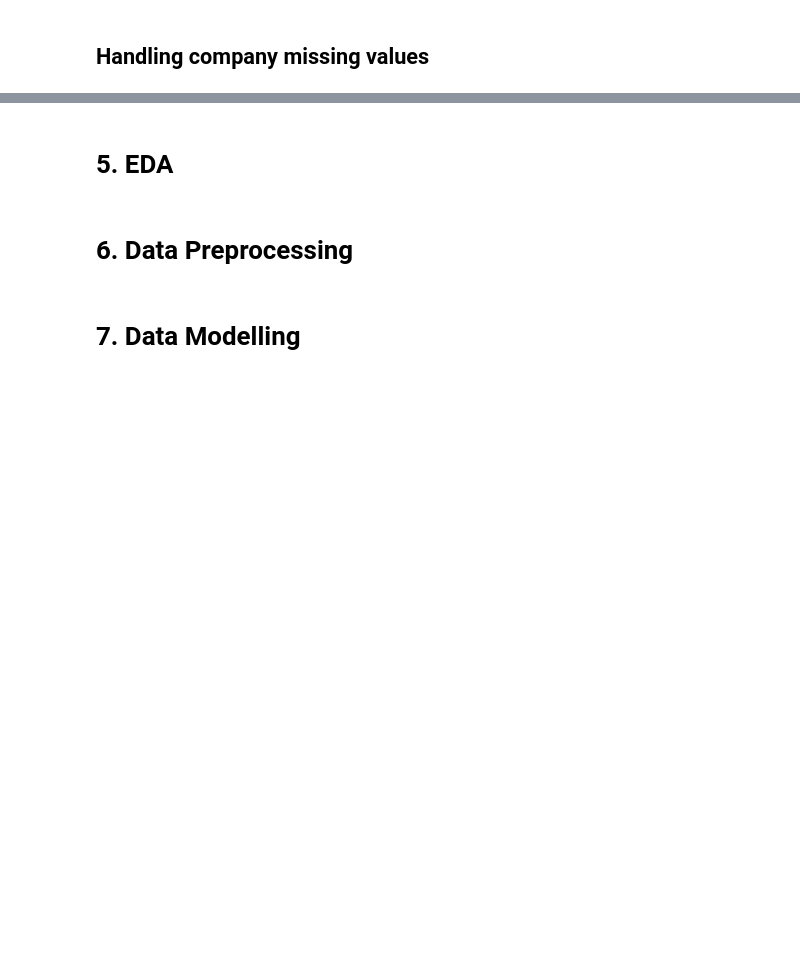
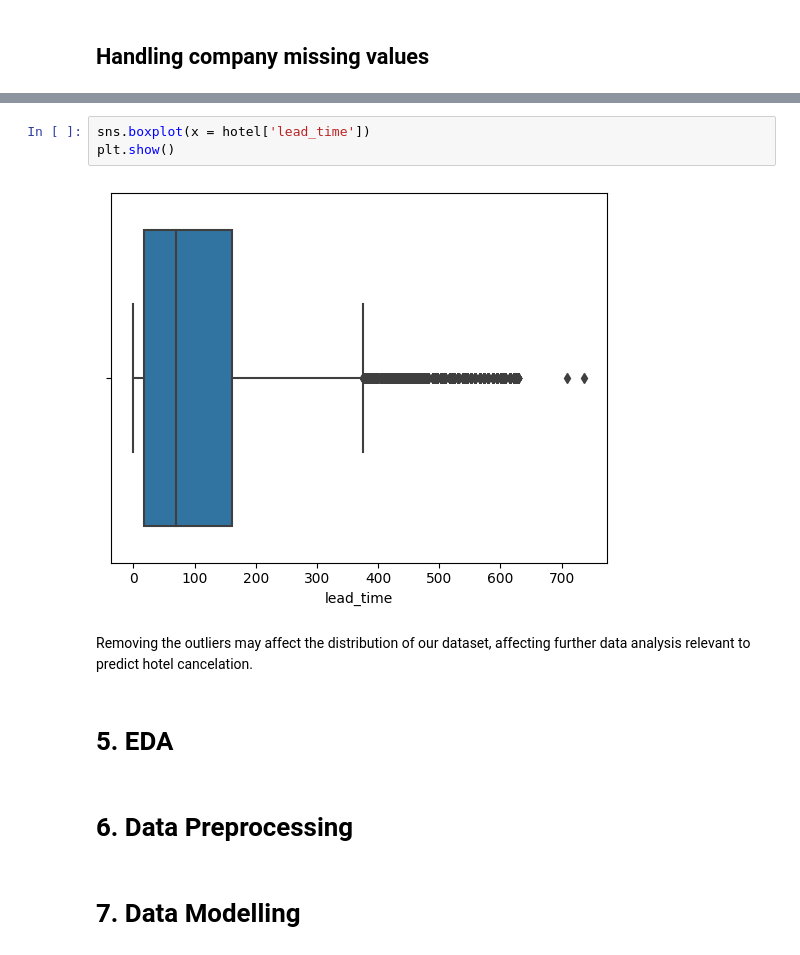
Before and after one commit to MuchiriKinyua/Hotel-booking-and-cancellation-system, a Jupyter notebook: Student.ipynb, the cells around one changed output, grey strips where cells are left out. Cells and saved outputs as stored; diff of their text form; blank space fills up the shorter version.

Commit message:
Data cleaning

```diff
--- a/Student.ipynb
+++ b/Student.ipynb
@@ -324,3 +477,10 @@ hotel.duplicated().sum()
+# %%
+sns.boxplot(x = hotel['lead_time'])
+plt.show()
+# %% [output]
+[figure, added]
+# %% [markdown]
+Removing the outliers may affect the distribution of our dataset, affecting further data analysis relevant to predict hotel cancelation.
 # %% [markdown]
 # 5. EDA
 # %% [markdown]
```
Also changed, not shown: parts of 45 cells of this notebook.
